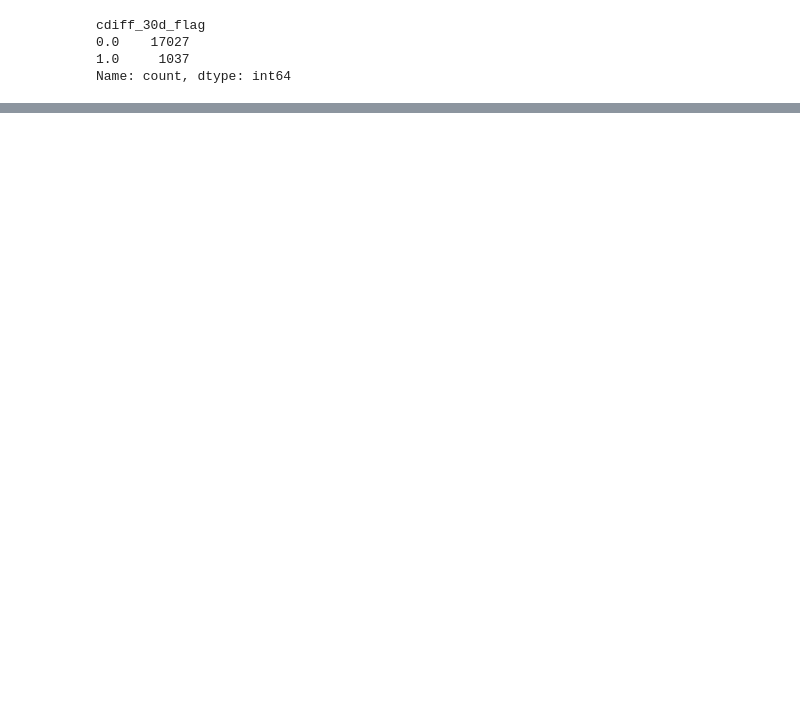
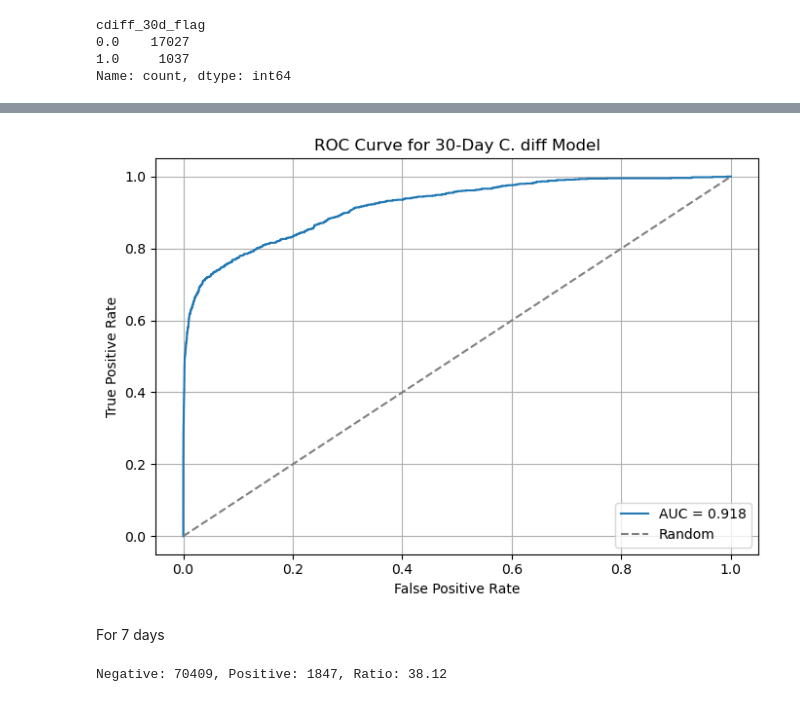
Before and after one commit to aszatrowski/predicting-cdiff, a Jupyter notebook: model_dev_fullset.ipynb, the cells around one changed output, grey strips where cells are left out. Cells and saved outputs as stored; diff of their text form; code cells hidden in the pictures; blank space fills up the shorter version.

```diff
--- a/model_dev_fullset.ipynb
+++ b/model_dev_fullset.ipynb
@@ -166,0 +176,27 @@ XGB_model.save_model('30d_best_model.json')
+# %%
+from sklearn.metrics import roc_curve, roc_auc_score
+import matplotlib.pyplot as plt
+
+# Ground truth (30-day flag)
+y_val_30 = val_df["cdiff_30d_flag"]
+
+# Predicted probabilities from your model (positive class only)
+y_val_prob_30 = XGB_model_30.predict_proba(X_val)[:, 1]
+
+# Calculate ROC curve and AUC
+fpr, tpr, thresholds = roc_curve(y_val_30, y_val_prob_30)
+auc_score = roc_auc_score(y_val_30, y_val_prob_30)
+
+# Plot
+plt.figure(figsize=(7, 5))
+plt.step(fpr, tpr, label=f"AUC = {auc_score:.3f}")
+plt.plot([0, 1], [0, 1], linestyle='--', color='gray', label="Random")
+plt.xlabel("False Positive Rate")
+plt.ylabel("True Positive Rate")
+plt.title("ROC Curve for 30-Day C. diff Model")
+plt.legend(loc="lower right")
+plt.grid(True)
+plt.tight_layout()
+plt.show()
+# %% [output]
+[figure, added]
@@ -166,0 +230,3 @@ XGB_model.save_model('30d_best_model.json')
+# %% [markdown]
+
+For 7 days
@@ -166,0 +268,6 @@ XGB_model.save_model('30d_best_model.json')
+# %%
+neg = (y_7 == 0).sum()
+pos = (y_7 == 1).sum()
+print(f"Negative: {neg}, Positive: {pos}, Ratio: {neg/pos:.2f}")
+# %% [output]
+Negative: 70409, Positive: 1847, Ratio: 38.12
```
Also changed, not shown: parts of 36 cells of this notebook, 5 other files.
